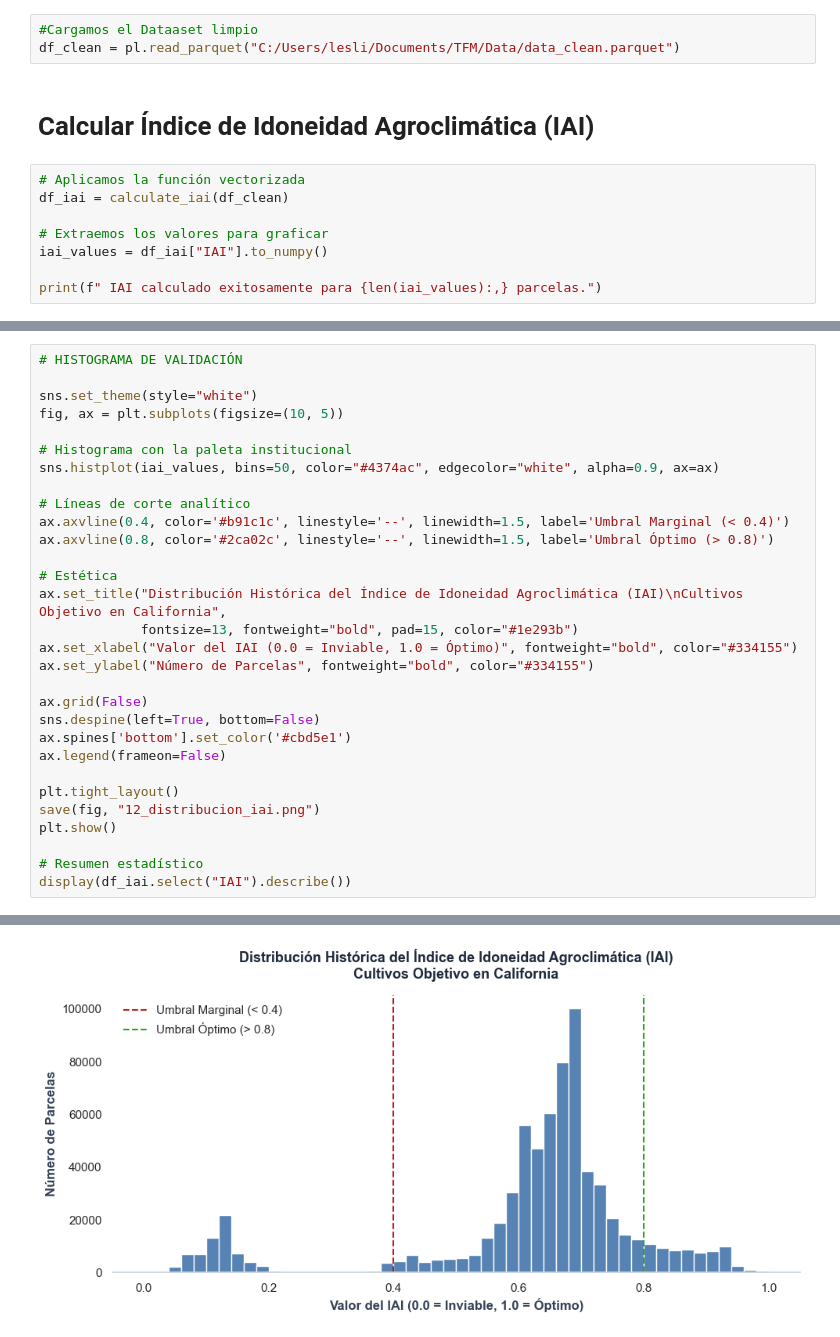
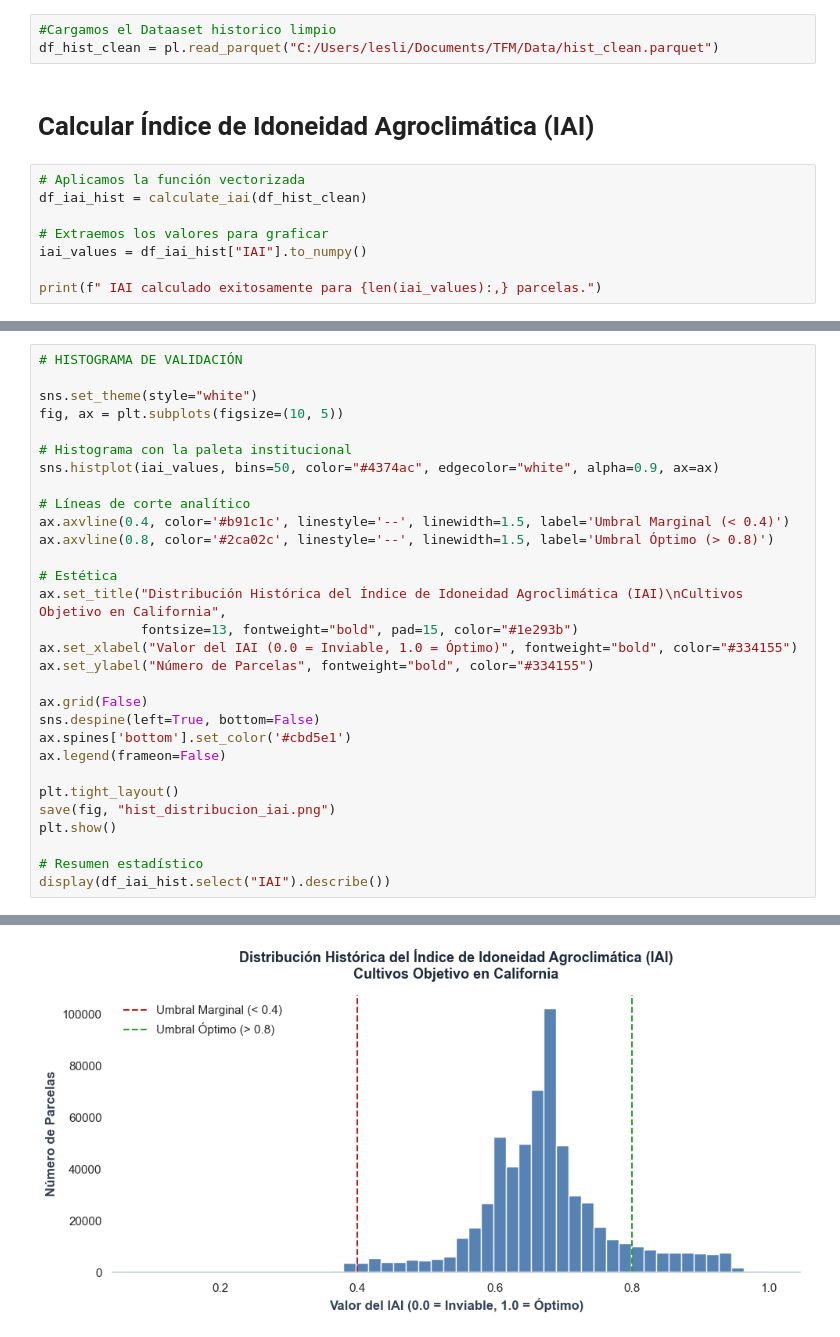
Before and after one commit to lesliemosquera96-netizen/TFM_Recomendador_cultivos, a Jupyter notebook: IAI/Modelado_IAI.ipynb, the cells around one changed output, grey strips where cells are left out. Saved outputs shown, nothing was run; the diff lists cells and outputs as text.

Commit message:
actualización indice de idoneidad y añadir función de guardar data clean hist y fut  en EDA

```diff
--- a/IAI/Modelado_IAI.ipynb
+++ b/IAI/Modelado_IAI.ipynb
@@ -18,16 +21,16 @@ def save(fig, name):
     fig.savefig(path,dpi=300, bbox_inches="tight")
     print(f"  [guardado] {path}")
 # %%
-#Cargamos el Dataaset limpio
-df_clean = pl.read_parquet("C:/Users/lesli/Documents/TFM/Data/data_clean.parquet")
+#Cargamos el Dataaset historico limpio
+df_hist_clean = pl.read_parquet("C:/Users/lesli/Documents/TFM/Data/hist_clean.parquet")
 # %% [markdown]
 # Calcular Índice de Idoneidad Agroclimática (IAI)
 # %%
 # Aplicamos la función vectorizada
-df_iai = calculate_iai(df_clean)
+df_iai_hist = calculate_iai(df_hist_clean)
 
 # Extraemos los valores para graficar
-iai_values = df_iai["IAI"].to_numpy()
+iai_values = df_iai_hist["IAI"].to_numpy()
 
 print(f" IAI calculado exitosamente para {len(iai_values):,} parcelas.")
 # %% [output]
@@ -57,9 +60,9 @@ ax.spines['bottom'].set_color('#cbd5e1')
 ax.legend(frameon=False)
 
 plt.tight_layout()
-save(fig, "12_distribucion_iai.png")
+save(fig, "hist_distribucion_iai.png")
 plt.show()
 
 # Resumen estadístico
-display(df_iai.select("IAI").describe())
+display(df_iai_hist.select("IAI").describe())
 # %% [output]
@@ -67,4 +70,4 @@ display(df_iai.select("IAI").describe())
-[figure, old version]
+[figure, new version]
 shape: (9, 2)
 | statistic | IAI |
 | str | f64 |
```
Also changed, not shown: parts of 17 cells of this notebook, 4 other files.
